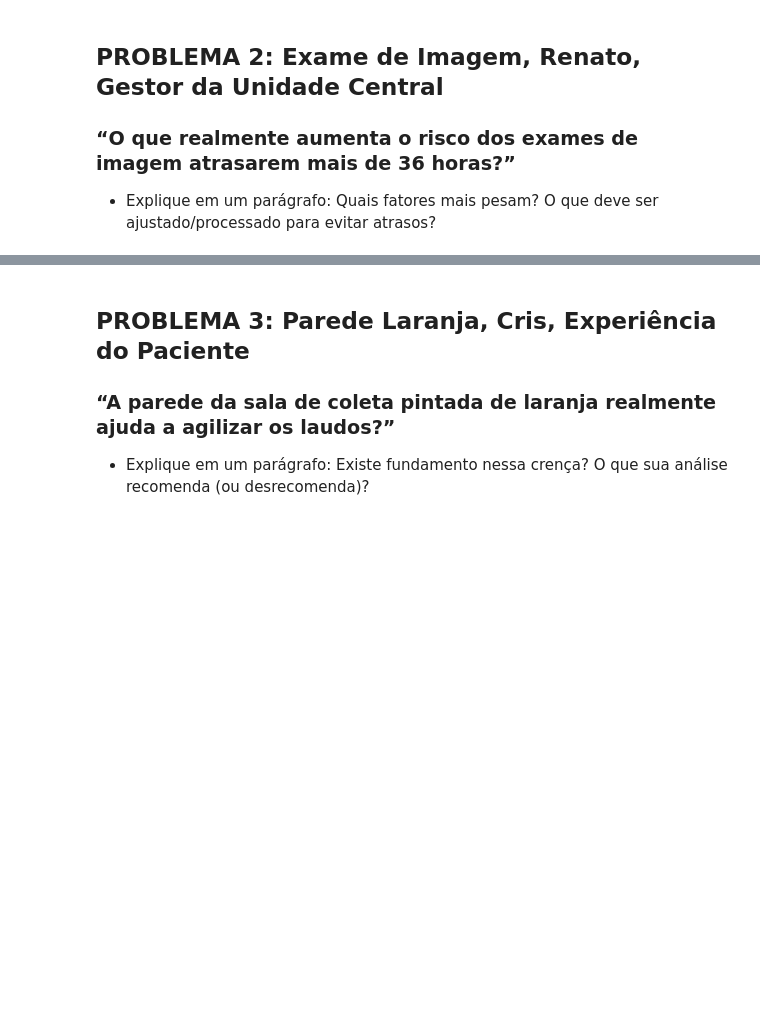
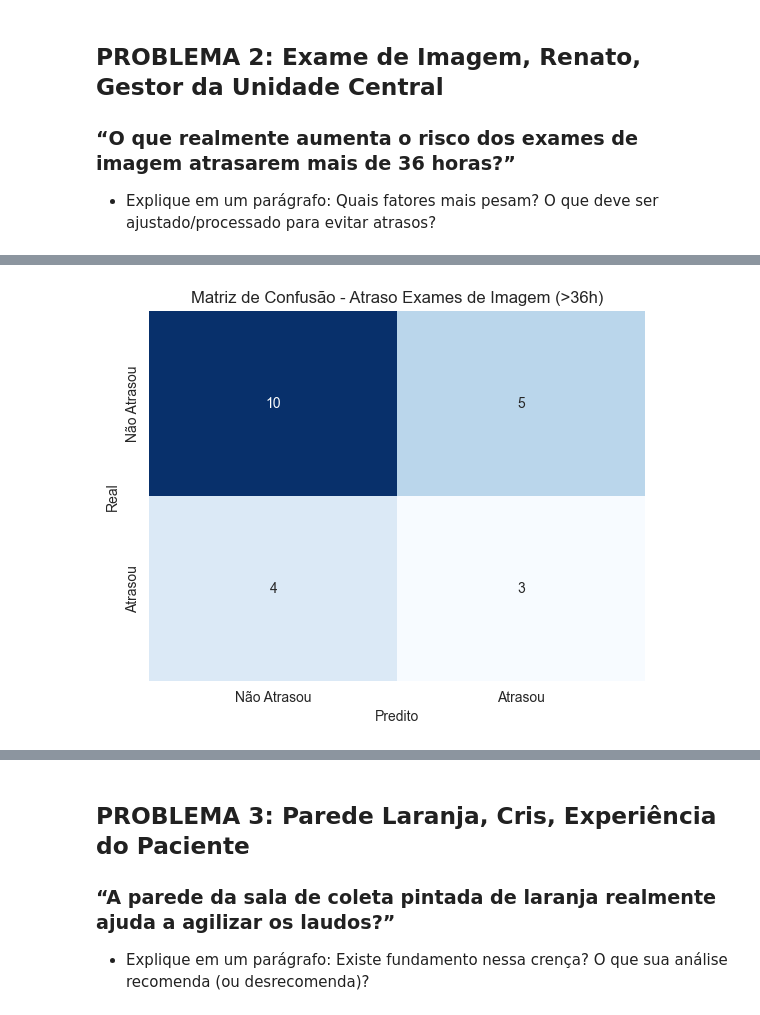
Before and after one commit to Asteriuz/challenge4-data_sciencee, a Jupyter notebook: main.ipynb, the cells around one changed output, grey strips where cells are left out. Cells and saved outputs as stored; diff of their text form; code cells hidden in the pictures; blank space fills up the shorter version.

```diff
--- a/main.ipynb
+++ b/main.ipynb
@@ -273,0 +332,17 @@ Dimensões: 106 registros, 27 colunas
+# %%
+cm = confusion_matrix(y_imagem_test, y_pred)
+sns.heatmap(
+    cm,
+    annot=True,
+    fmt="d",
+    cmap="Blues",
+    cbar=False,
+    xticklabels=["Não Atrasou", "Atrasou"],
+    yticklabels=["Não Atrasou", "Atrasou"],
+)
+plt.title("Matriz de Confusão - Atraso Exames de Imagem (>36h)")
+plt.xlabel("Predito")
+plt.ylabel("Real")
+plt.show()
+# %% [output]
+[figure, added]
```
Also changed, not shown: parts of 9 cells of this notebook, 4 other files.
